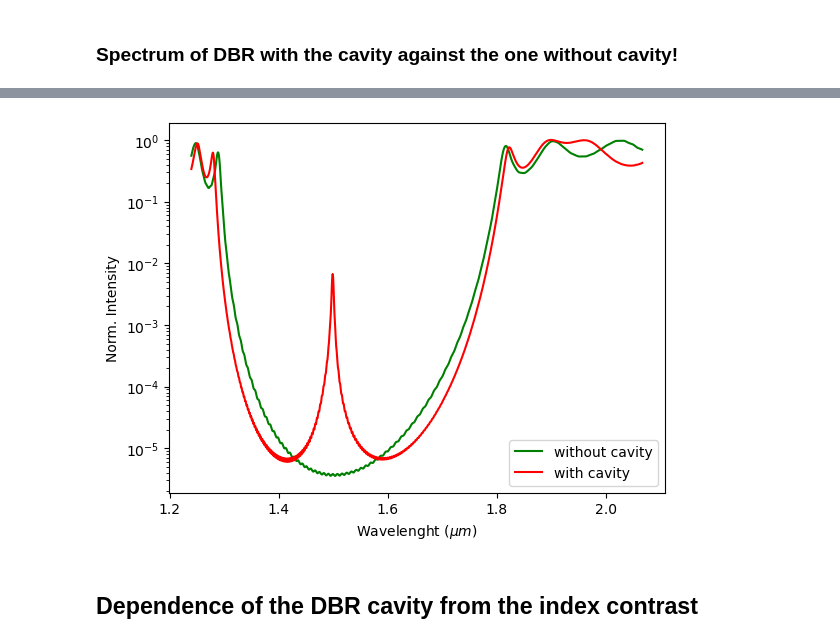
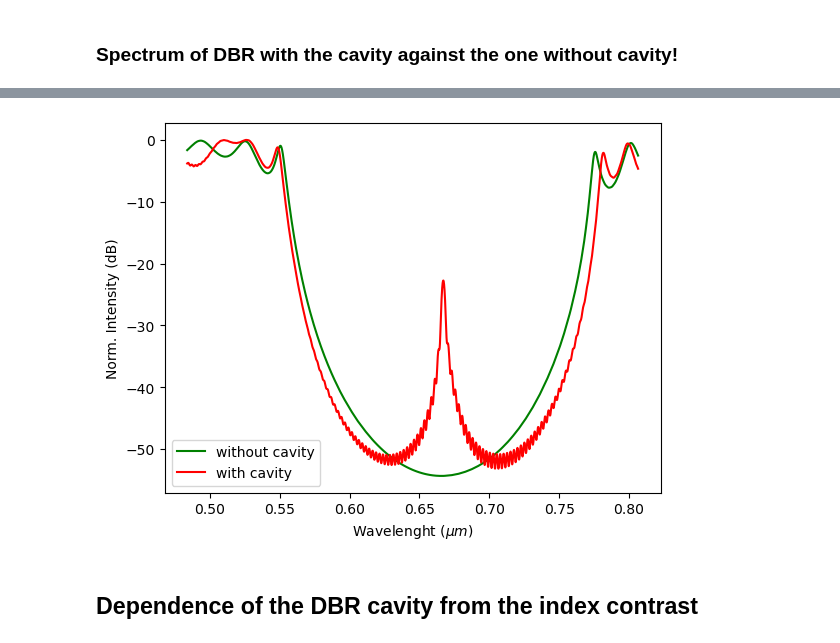
Before and after one commit to elife00/LabPh-Sim, a Jupyter notebook: BraggReflector/BraggReflector.ipynb, the cells around one changed output, grey strips where cells are left out. Drawn from its saved outputs; the diff is of its cells as text; code cells hidden in the pictures.

```diff
--- a/BraggReflector/BraggReflector.ipynb
+++ b/BraggReflector/BraggReflector.ipynb
@@ -888,6 +882,7 @@ for norma in [False, True]:
 
     tran = sim.add_flux(fcen, df, nfreq, trans_fr)
     refl = sim.add_flux(fcen, df, nfreq, refl_fr)
+    freqs = mp.get_flux_freqs(refl)
 
     sim.plot2D()
     plt.show()
@@ -895,18 +890,22 @@ for norma in [False, True]:
     if norma:
         sim.load_minus_flux_data(refl, straight_refl_data)
         if (plain):
-            sim.run(until_after_sources = mp.stop_when_fields_decayed(50, mp.Ez, mp.Vector3(0.,0.,0.), 1e-3))
+            sim.run(until_after_sources = 400)
+            # sim.run(until_after_sources = mp.stop_when_fields_decayed(50, mp.Ez, mp.Vector3(0.,0.,0.), 1e-3))
         else:
             if (animation):
                 sim.run(mp.at_every(2, animate),
-                        until_after_sources = mp.stop_when_fields_decayed(50, mp.Ez, mp.Vector3(0.,0.,0.), 1e-3))
+                        until_after_sources = 400)
+                        # until_after_sources = mp.stop_when_fields_decayed(50, mp.Ez, mp.Vector3(0.,0.,0.), 1e-3))
                 animate.to_mp4(15, './DBRCavity.mp4')
             else:
                 sim.run(mp.at_every(2, animate),
-                        until_after_sources = mp.stop_when_fields_decayed(50, mp.Ez, mp.Vector3(0.,0.,0.), 1e-3))
+                        until_after_sources = 400)
+                        # until_after_sources = mp.stop_when_fields_decayed(50, mp.Ez, mp.Vector3(0.,0.,0.), 1e-3))
                 animate.to_gif(15, './DBRCavity.gif')
     else:
-        sim.run(until_after_sources = mp.stop_when_fields_decayed(50, mp.Ez, mp.Vector3(0.,0.,0.), 1e-3))
+        sim.run(until_after_sources = 400)
+        # sim.run(until_after_sources = mp.stop_when_fields_decayed(50, mp.Ez, mp.Vector3(0.,0.,0.), 1e-3))
 
     if norma:
         scatt_refl_flux = mp.get_fluxes(refl)
@@ -1048,7 +1048,7 @@ The Q-factor of the cavity is 383.70010095759864
 # %% [markdown]
 ### Spectrum of DBR with the cavity against the one without cavity!
 # %%
-wl_comparison = []
+freq_comparison = []
 Ts_comparison = []
 
 resolution = 20
@@ -1087,8 +1087,10 @@ refl_fr = mp.FluxRegion(
 
 tran = sim.add_flux(fcen, df, nfreq, trans_fr)
 refl = sim.add_flux(fcen, df, nfreq, refl_fr)
+freqs = mp.get_flux_freqs(refl)
 
-sim.run(until_after_sources = mp.stop_when_fields_decayed(50, mp.Ez, mp.Vector3(0.,0.,0.), 1e-3))
+sim.run(until_after_sources = 400)
+# sim.run(until_after_sources = mp.stop_when_fields_decayed(50, mp.Ez, mp.Vector3(0.,0.,0.), 1e-3))
 
 straight_refl_data = sim.get_flux_data(refl)
 straight_tran_flux = mp.get_fluxes(tran)
@@ -1166,19 +1168,17 @@ for cavity in [False, True]:
     plt.show()
 
     sim.load_minus_flux_data(refl, straight_refl_data)
-    sim.run(until_after_sources = mp.stop_when_fields_decayed(50, mp.Ez, mp.Vector3(0.,0.,0.), 1e-3))
+    sim.run(until_after_sources = 400)
+    # sim.run(until_after_sources = mp.stop_when_fields_decayed(50, mp.Ez, mp.Vector3(0.,0.,0.), 1e-3))
 
     scatt_refl_flux = mp.get_fluxes(refl)
     scatt_tran_flux = mp.get_fluxes(tran)
+    freqs = mp.get_flux_freqs(refl)
 
-    wl = []
-    Ts = []
+    Ts = np.array(scatt_tran_flux)/np.array(straight_tran_flux)
+    Ts = 10*np.log10(Ts) # in dB
 
-    for i in range(nfreq):
-        wl = np.append(wl, 1/freqs[i])
-        Ts = np.append(Ts, scatt_tran_flux[i]/straight_tran_flux[i])
-
-    wl_comparison += [wl]
+    freq_comparison += [freqs]
     Ts_comparison += [Ts]
 # %% [output]
 -----------
@@ -1237,16 +1237,14 @@ run 0 finished at t = 750.375 (30015 timesteps)
 # %%
-plt.plot(wl_comparison[0], Ts_comparison[0], label='without cavity', color='green')
-plt.plot(wl_comparison[1], Ts_comparison[1], label='with cavity', color='red')
+plt.plot(freq_comparison[0], Ts_comparison[0], label='without cavity', color='green')
+plt.plot(freq_comparison[1], Ts_comparison[1], label='with cavity', color='red')
 
 plt.xlabel('Wavelenght ($\mu m$)')
-plt.ylabel('Norm. Intensity')
-
-plt.yscale("log")
+plt.ylabel('Norm. Intensity (dB)')
 
 plt.legend()
 plt.show()
 # %% [output]
-[figure, old version]
+[figure, new version]
 # %% [markdown]
 ## Dependence of the DBR cavity from the index contrast
 # %%
```
Also changed, not shown: parts of 26 cells of this notebook.
